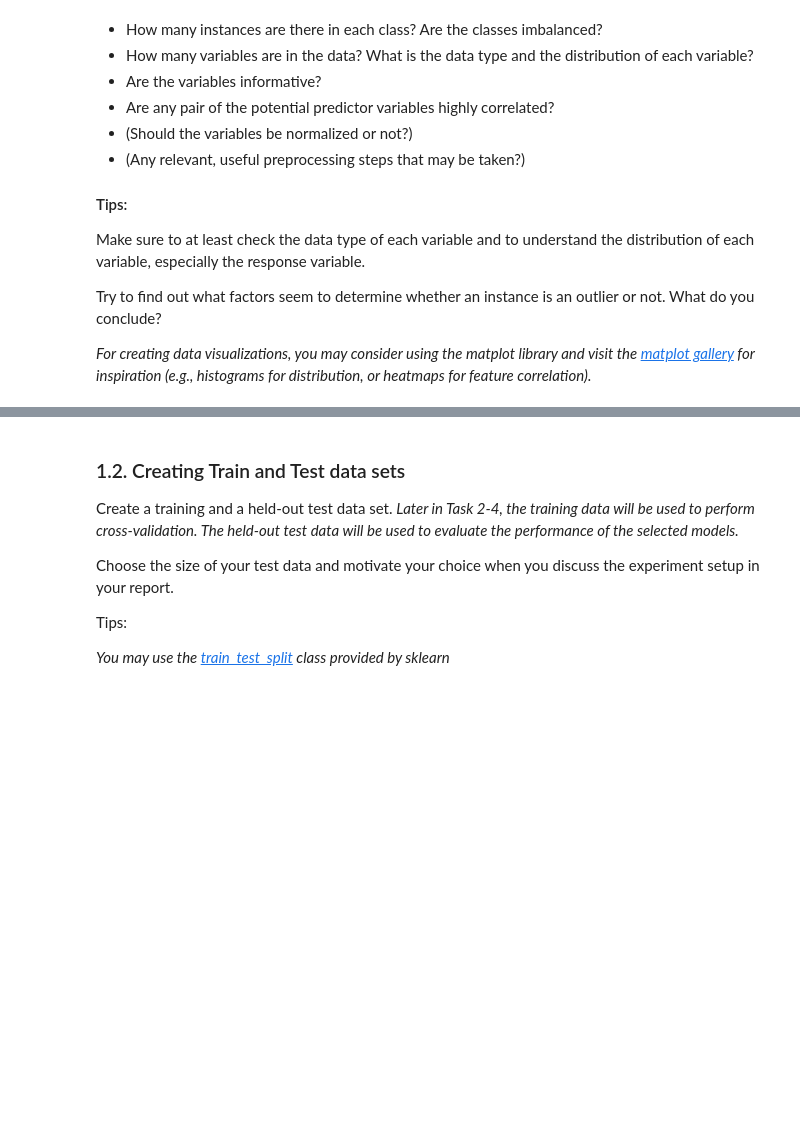
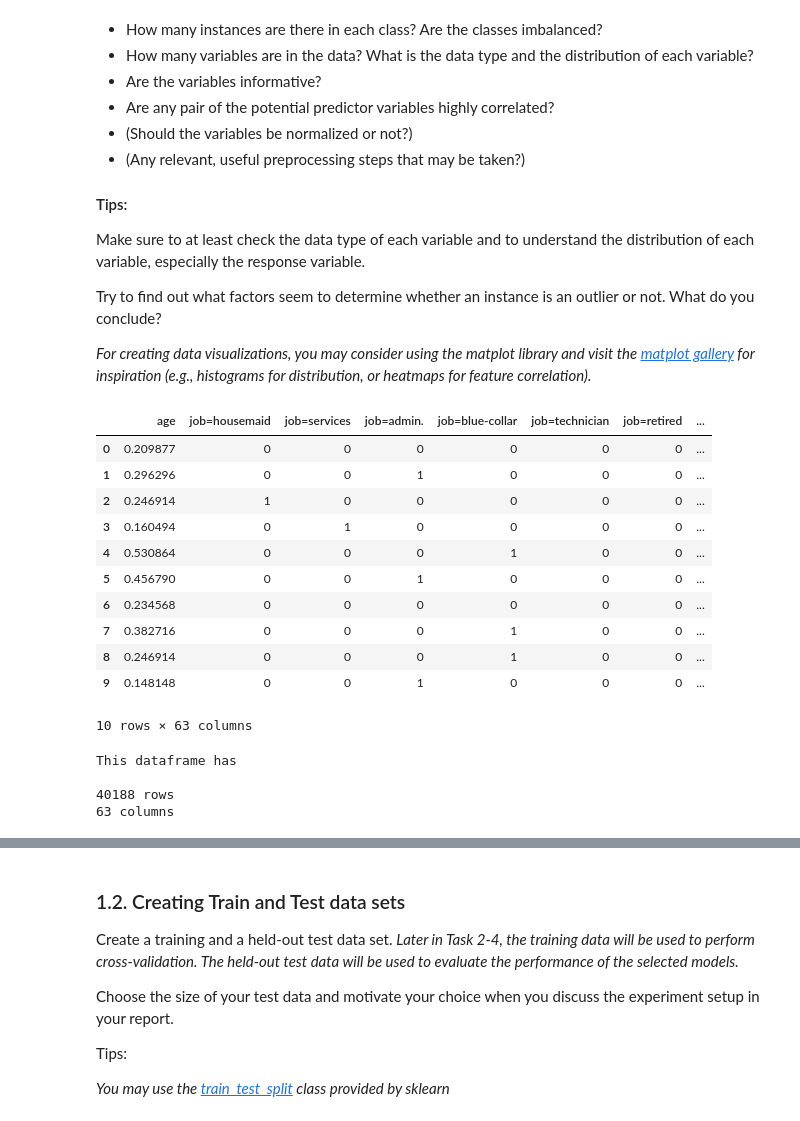
Before and after one commit to MacSuperior/APML, a Jupyter notebook: Rijk-Assignment-1.ipynb, the cells around one changed output, grey strips where cells are left out. Drawn from its saved outputs; the diff is of its cells as text; code cells hidden in the pictures; blank space fills up the shorter version.

```diff
--- a/Rijk-Assignment-1.ipynb
+++ b/Rijk-Assignment-1.ipynb
@@ -83,3 +70,28 @@ Make sure to at least check the data type of each variable and to understand the
 Try to find out what factors seem to determine whether an instance is an outlier or not. What do you conclude?
 
 *For creating data visualizations, you may consider using the matplot library and visit the [matplot gallery](https://matplotlib.org/stable/gallery/index.html) for inspiration (e.g., histograms for distribution, or heatmaps for feature correlation).*
+# %%
+data.head(10)
+# %% [output]
+|  | age | job=housemaid | job=services | job=admin. | job=blue-collar | job=technician | job=retired | ... |
+| 0 | 0.209877 | 0 | 0 | 0 | 0 | 0 | 0 | ... |
+| 1 | 0.296296 | 0 | 0 | 1 | 0 | 0 | 0 | ... |
+| 2 | 0.246914 | 1 | 0 | 0 | 0 | 0 | 0 | ... |
+| 3 | 0.160494 | 0 | 1 | 0 | 0 | 0 | 0 | ... |
+| 4 | 0.530864 | 0 | 0 | 0 | 1 | 0 | 0 | ... |
+| 5 | 0.456790 | 0 | 0 | 1 | 0 | 0 | 0 | ... |
+| 6 | 0.234568 | 0 | 0 | 0 | 0 | 0 | 0 | ... |
+| 7 | 0.382716 | 0 | 0 | 0 | 1 | 0 | 0 | ... |
+| 8 | 0.246914 | 0 | 0 | 0 | 1 | 0 | 0 | ... |
+| 9 | 0.148148 | 0 | 0 | 1 | 0 | 0 | 0 | ... |
+10 rows × 63 columns
+# %%
+rows = data.shape[0]
+columns = data.shape[1]
+
+print(f"This dataframe has\n\n{rows} rows\n{columns} columns")
+# %% [output]
+This dataframe has
+
+40188 rows
+63 columns
```
Also changed, not shown: parts of 11 cells of this notebook.
